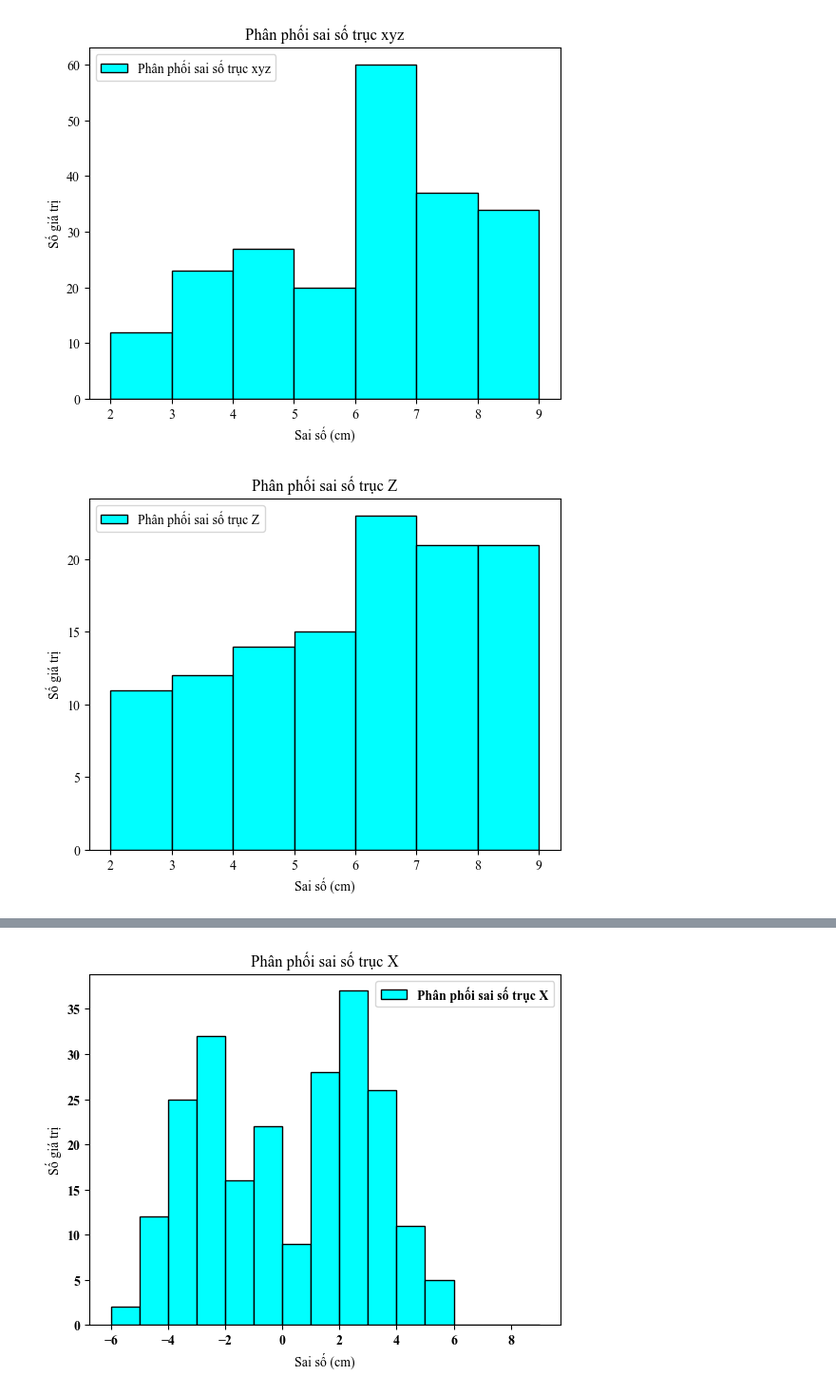
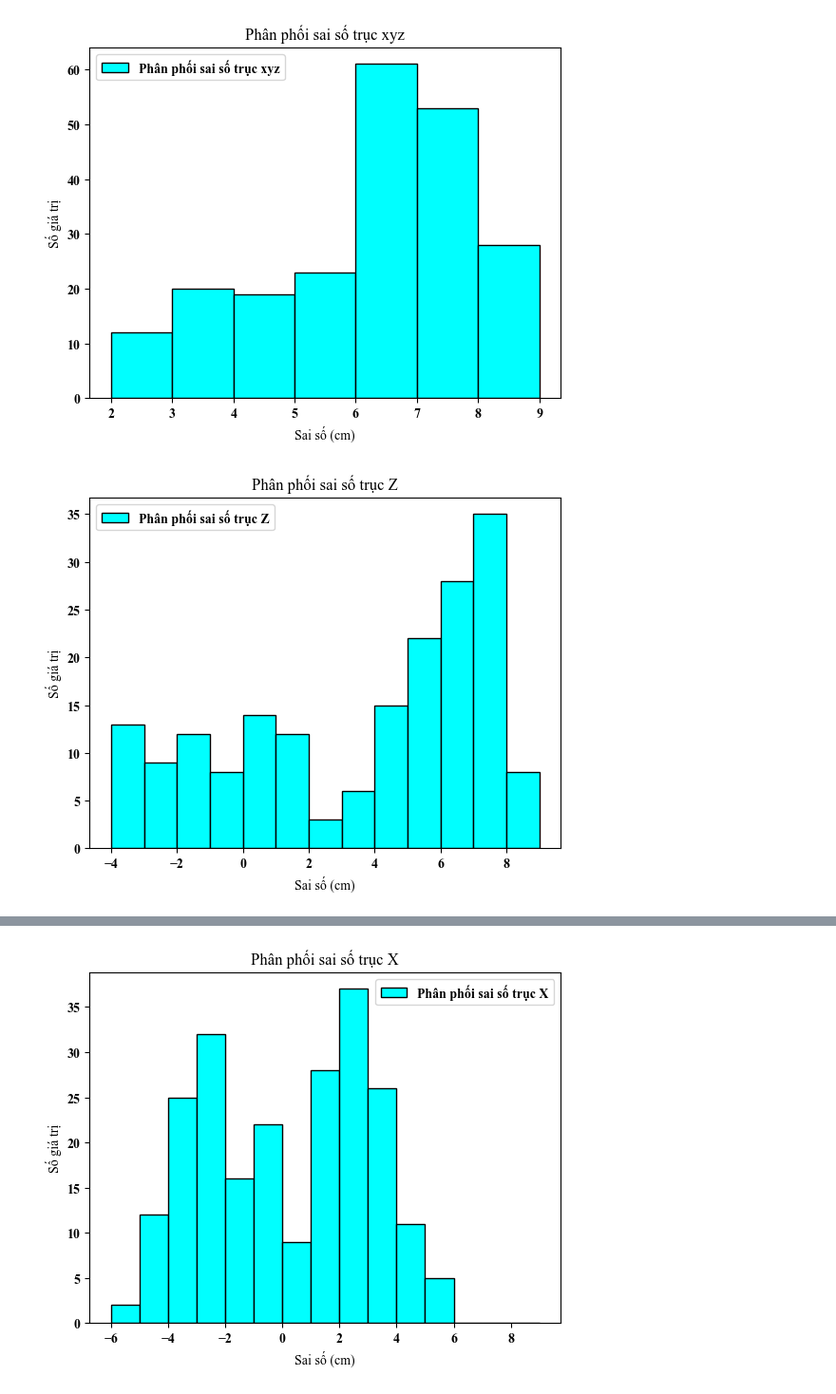
Before and after one commit to nguyendinhquan140701/LEDs_Data_Processing, a Jupyter notebook: Encode_Decode/draw/c2_position.ipynb, the cells around one changed output, grey strips where cells are left out. Shown at 95% size. Saved outputs shown, nothing was run; the diff lists cells and outputs as text; code cells hidden in the pictures.

```diff
--- a/Encode_Decode/draw/c2_position.ipynb
+++ b/Encode_Decode/draw/c2_position.ipynb
@@ -9,10 +9,11 @@ import plotly.graph_objects as go
 # path_file = "E:\Project\OOC\LEDs_Data_Processing\Encode_Decode\draw\data\data_position.xlsx"
 # df = pd.read_excel(path_file, sheet_name='yaw0pitch20roll0')
 
-# path_file = "E:/Project/OOC/LEDs_Data_Processing/Encode_Decode/draw/data/02_indoor_position_data.csv"
+path_file = "E:/Project/OOC/LEDs_Data_Processing/Encode_Decode/draw/data/excel_02_indoor_position_data.xlsx"
 
-path_file = "D:\Download\Project\LEDs_Data_Processing\Encode_Decode\draw\data\\02_indoor_position_data.csv"
-df = pd.read_csv(path_file)
+# path_file = "D:\Download\Project\LEDs_Data_Processing\Encode_Decode\draw\data\\02_indoor_position_data.csv"
+# df = pd.read_csv(path_file)
+df = pd.read_excel(path_file)
 
 
 # print(df1)
@@ -166,29 +159,29 @@ plt.legend()
 # Hiển thị biểu đồ
 plt.show()
 # %% [output]
-[figure, old version]
+[figure, new version]
 # %%
 # Dữ liệu giả định (có thể thay thế bằng dữ liệu thực tế của bạn)
 # data = [-6, -6, -4, -4, -2, 0, 2, 4, 6, 6, 6, 8, 8]
 
 # Thiết lập bins cho các khoảng giá trị
-bins = np.arange(2, 10, 1)
+bins = np.arange(-4, 10, 1)
 
 # Vẽ biểu đồ cột
 plt.hist(delta_z, bins=bins, color='cyan', edgecolor='black', label='Phân phối sai số trục Z')
 
 # Gắn tiêu đề và nhãn trục
 plt.title('Phân phối sai số trục Z')
 plt.xlabel('Sai số (cm)')
 plt.ylabel('Số giá trị')
 
 # Thêm chú thích
 plt.legend()
 
 # Hiển thị biểu đồ
 plt.show()
 # %% [output]
-[figure, old version]
+[figure, new version]
 # %%
 # Dữ liệu giả định (có thể thay thế bằng dữ liệu thực tế của bạn)
 # data = [-6, -6, -4, -4, -2, 0, 2, 4, 6, 6, 6, 8, 8]
```
Also changed, not shown: parts of 5 cells of this notebook, 5 other files.
